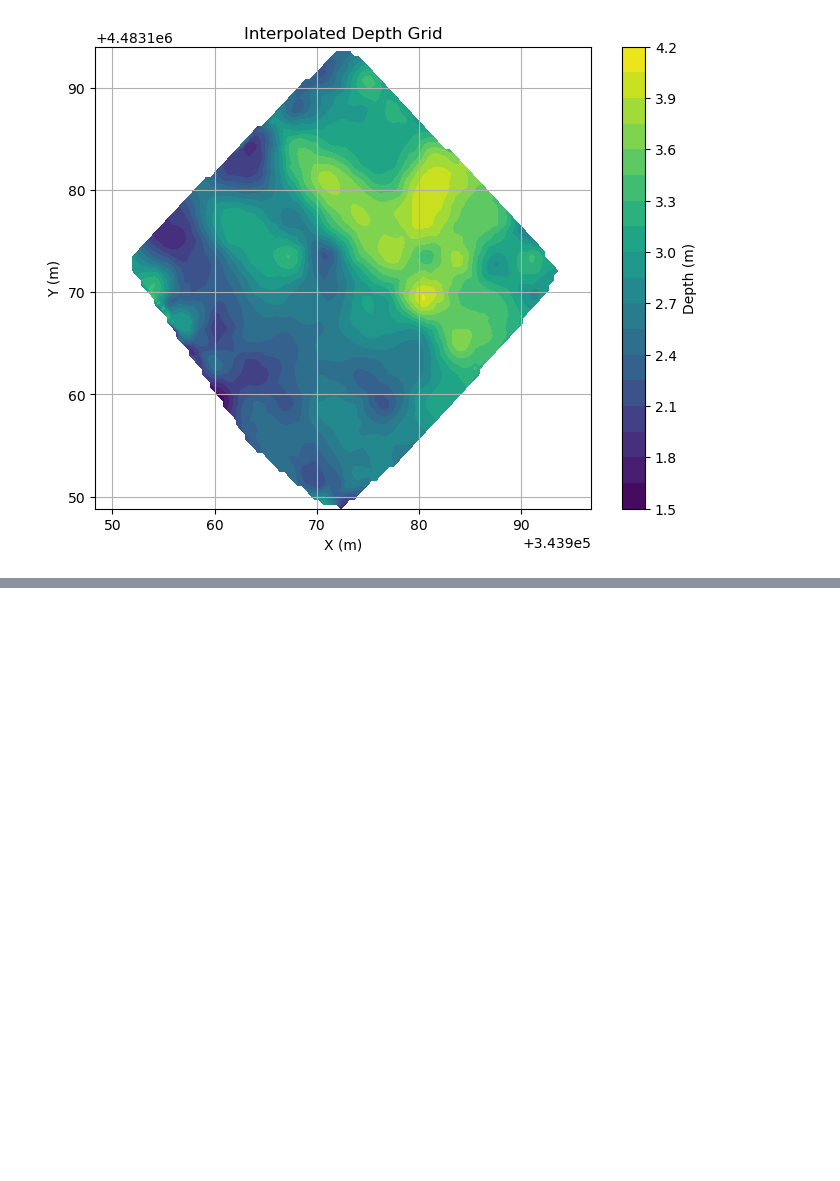
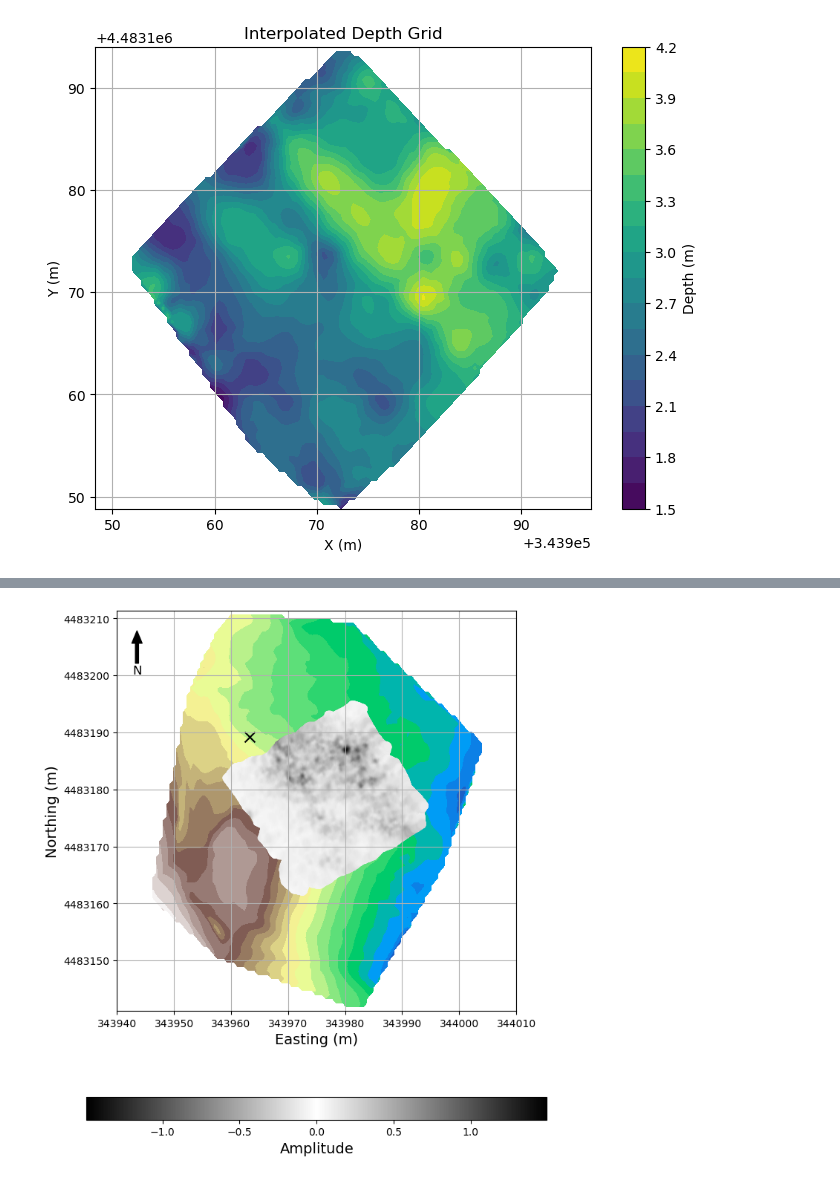
Before and after one commit to amelega/fieldcamp_flinstones, a Jupyter notebook: GPR/scripts/FigureNB.ipynb, the cells around one changed output, grey strips where cells are left out. Cells and saved outputs as stored; diff of their text form; code cells hidden in the pictures; blank space fills up the shorter version.

```diff
--- a/GPR/scripts/FigureNB.ipynb
+++ b/GPR/scripts/FigureNB.ipynb
@@ -153,0 +185,64 @@ plt.show()
+# %%
+# Interpolate Elevation
+xi = np.linspace(df_dem["Easting"].min(), df_dem["Easting"].max(), 100)
+yi = np.linspace(df_dem["Northing"].min(), df_dem["Northing"].max(), 100)
+xi, yi = np.meshgrid(xi, yi)
+zi_elev = griddata(
+    (df_dem["Easting"], df_dem["Northing"]),
+    df_dem["Elevation"],
+    (xi, yi),
+    method='cubic'
+)
+
+# Create figure
+fig, ax = plt.subplots(figsize=(8, 10))
+
+# Elevation background
+elev_plot = ax.contourf(xi, yi, zi_elev, levels=20, cmap='terrain')
+
+# DEM colorbar
+# cbar1 = fig.colorbar(elev_plot, ax=ax, pad=0.02)
+# cbar1.set_label("Elevation (m)", fontsize=14)
+
+# Depth overlay with colorbar
+cmap = mcolors.LinearSegmentedColormap.from_list(
+    "black_white_black", ["black", "white", "black"], N=256
+)
+norm = mcolors.CenteredNorm()
+plt.scatter(x, y, c=z, cmap=cmap, norm=norm)
+cbar = plt.colorbar(orientation='horizontal')
+cbar.set_label("Amplitude", fontsize=14)
+
+
+# Labels and formatting
+ax.set_xlabel("Easting (m)", fontsize=14)
+ax.set_ylabel("Northing (m)", fontsize=14)
+ax.set_aspect('equal')
+ax.grid(True)
+
+# Format axis ticks
+ax.xaxis.set_major_formatter(plt.FuncFormatter(lambda x, _: f"{x:.0f}"))
+ax.yaxis.set_major_formatter(plt.FuncFormatter(lambda y, _: f"{y:.0f}"))
+ax.set_xlim(343940, 344010)
+
+# Add North Arrow
+plt.annotate(
+    'N',
+    xy=(0.05, 0.95),  # arrow tip (in axes fraction)
+    xytext=(0.05, 0.85),  # arrow base
+    arrowprops=dict(facecolor='black', width=3, headwidth=10),
+    ha='center', va='center',
+    fontsize=12,
+    xycoords='axes fraction'
+)
+
+# scale x axis
+ax.set_xlim(343940, 344010)
+
+# Cave entrance
+plt.scatter(343963.25, 4483189.21, marker="x", color="k", s=100)
+
+plt.savefig("../figures/2024_Amplitude")
+plt.show()
+# %% [output]
+[figure, added]
```
Also changed, not shown: parts of 5 cells of this notebook, 14 other files.
